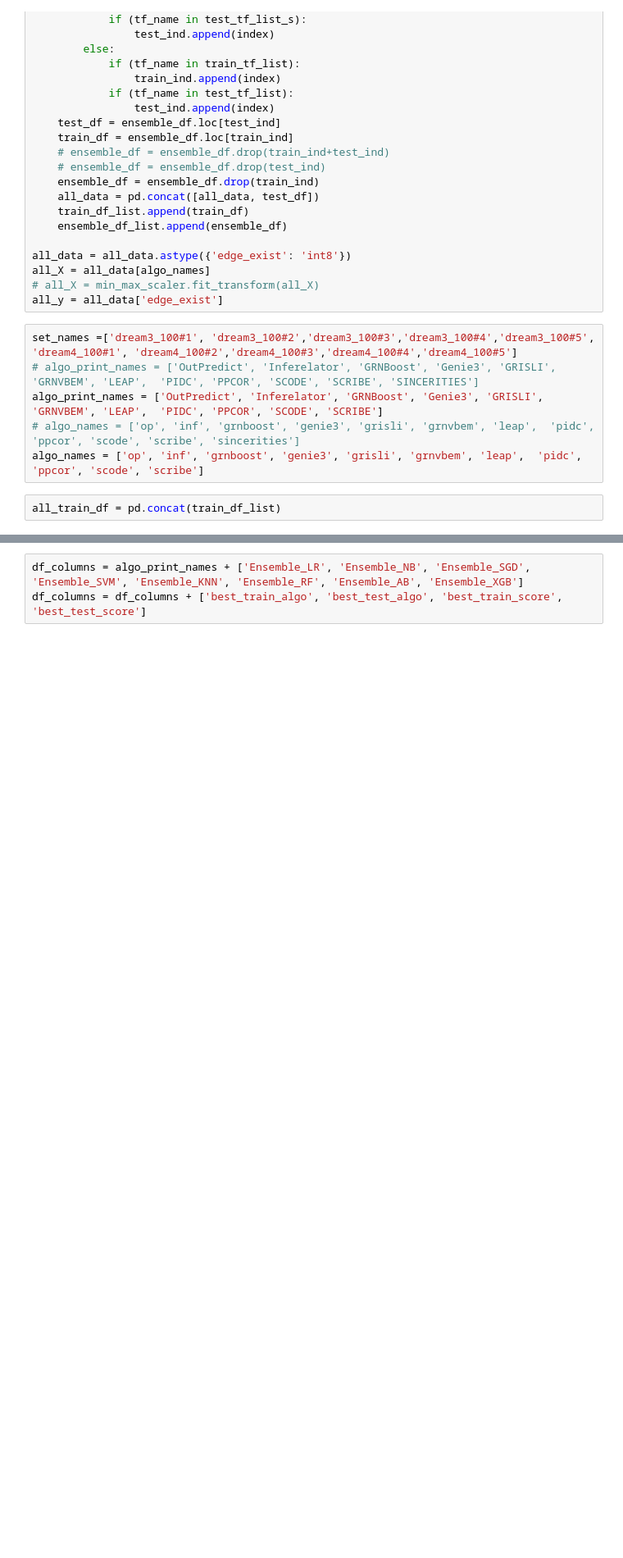
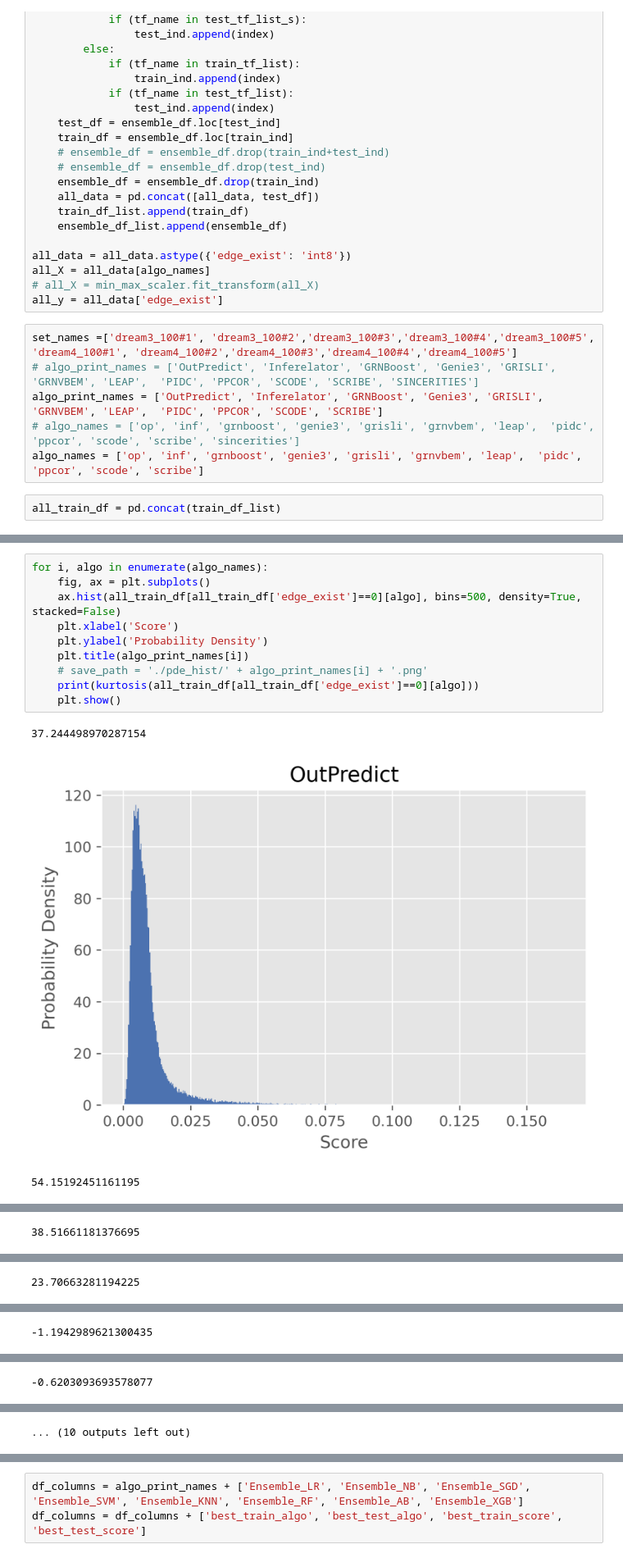
Before and after one commit to IcyFermion/network_inference_ensemble, a Jupyter notebook: dream/dream_20dt/gaussian_ensemble.ipynb, the cells around one changed output, grey strips where cells are left out. Shown at 82% size. Saved outputs shown, nothing was run; the diff lists cells and outputs as text; blank space fills up the shorter version.

```diff
--- a/dream/dream_20dt/gaussian_ensemble.ipynb
+++ b/dream/dream_20dt/gaussian_ensemble.ipynb
@@ -100,0 +126,14 @@ all_train_df = pd.concat(train_df_list)
+# %%
+for i, algo in enumerate(algo_names):
+    fig, ax = plt.subplots()
+    ax.hist(all_train_df[all_train_df['edge_exist']==0][algo], bins=500, density=True, stacked=False)
+    plt.xlabel('Score')
+    plt.ylabel('Probability Density')
+    plt.title(algo_print_names[i])
+    # save_path = './pde_hist/' + algo_print_names[i] + '.png'
+    print(kurtosis(all_train_df[all_train_df['edge_exist']==0][algo]))
+    plt.show()
+# %% [output]
+37.244498970287154
+[figure, added]
+54.15192451161195
@@ -100,0 +141 @@ all_train_df = pd.concat(train_df_list)
+38.51661181376695
@@ -100,0 +143 @@ all_train_df = pd.concat(train_df_list)
+23.70663281194225
@@ -100,0 +145 @@ all_train_df = pd.concat(train_df_list)
+-1.1942989621300435
@@ -100,0 +147 @@ all_train_df = pd.concat(train_df_list)
+-0.6203093693578077
@@ -101,3 +149,4 @@ all_train_df = pd.concat(train_df_list)
+... (10 outputs left out)
 # %%
 for i, algo in enumerate(algo_names):
     fig, ax = plt.subplots()
```
Also changed, not shown: parts of 9 cells of this notebook, 21 other files.
